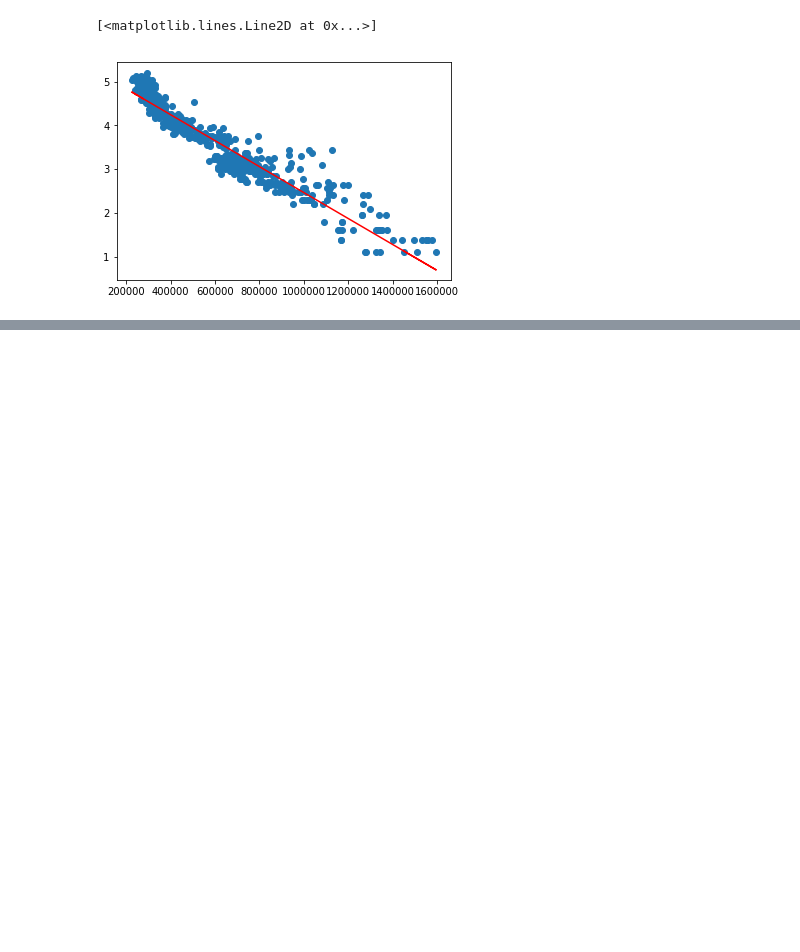
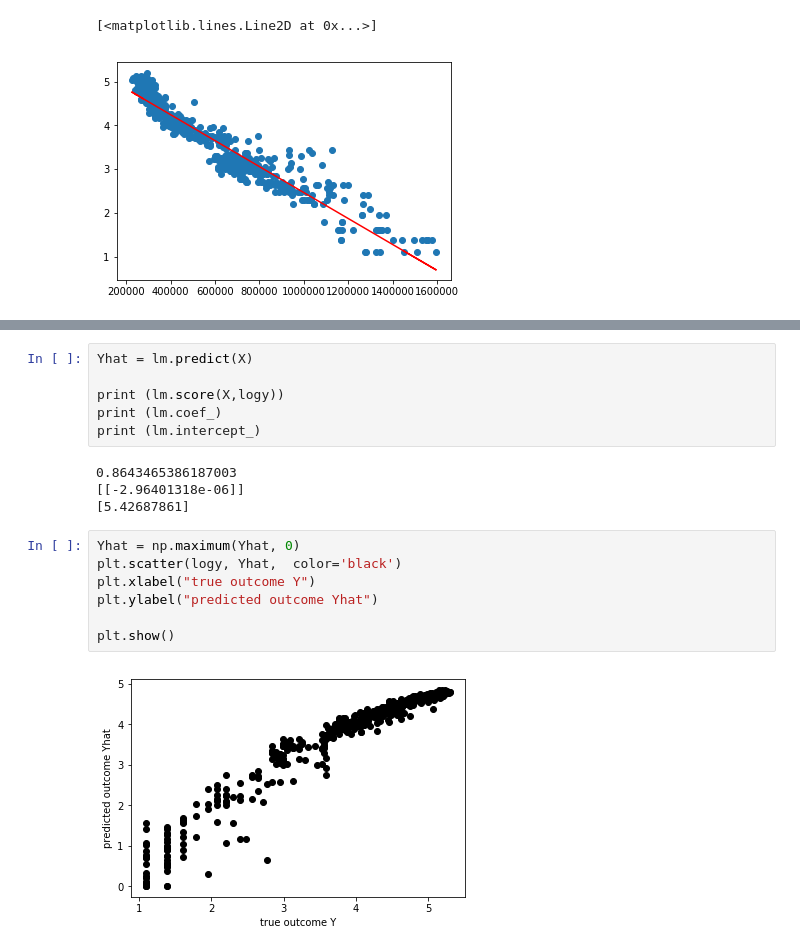
Before and after one commit to suneric98/Crescendo, a Jupyter notebook: data/exploration-linear_regression3.ipynb, the cells around one changed output, grey strips where cells are left out. Drawn from its saved outputs; the diff is of its cells as text; blank space fills up the shorter version.

```diff
--- a/data/exploration-linear_regression3.ipynb
+++ b/data/exploration-linear_regression3.ipynb
@@ -533,0 +362,19 @@ plt.show()
+# %%
+Yhat = lm.predict(X)
+
+print (lm.score(X,logy))
+print (lm.coef_)
+print (lm.intercept_)
+# %% [output]
+0.8643465386187003
+[[-2.96401318e-06]]
+[5.42687861]
+# %%
+Yhat = np.maximum(Yhat, 0)
+plt.scatter(logy, Yhat,  color='black')
+plt.xlabel("true outcome Y")
+plt.ylabel("predicted outcome Yhat")
+
+plt.show()
+# %% [output]
+[figure, added]
```
Also changed, not shown: parts of 29 cells of this notebook, 1 other file.
